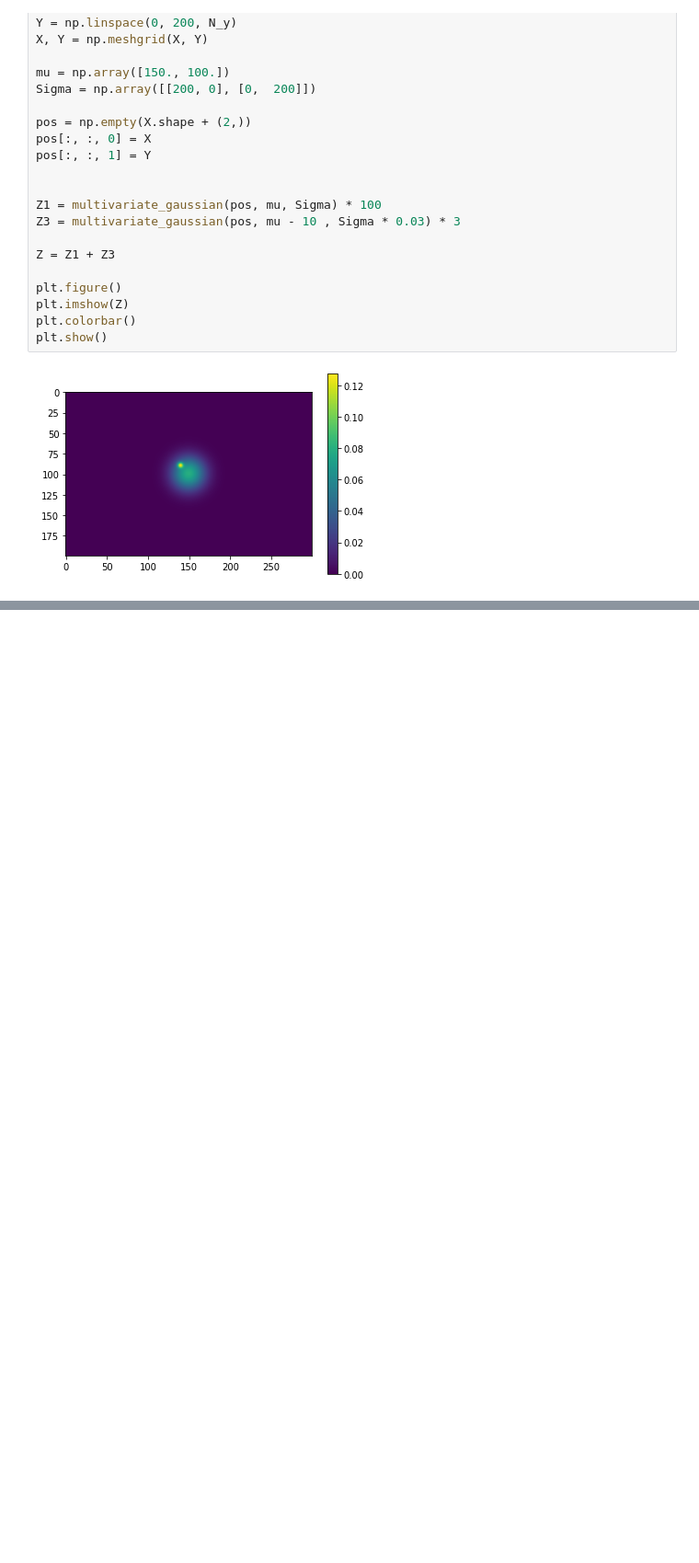
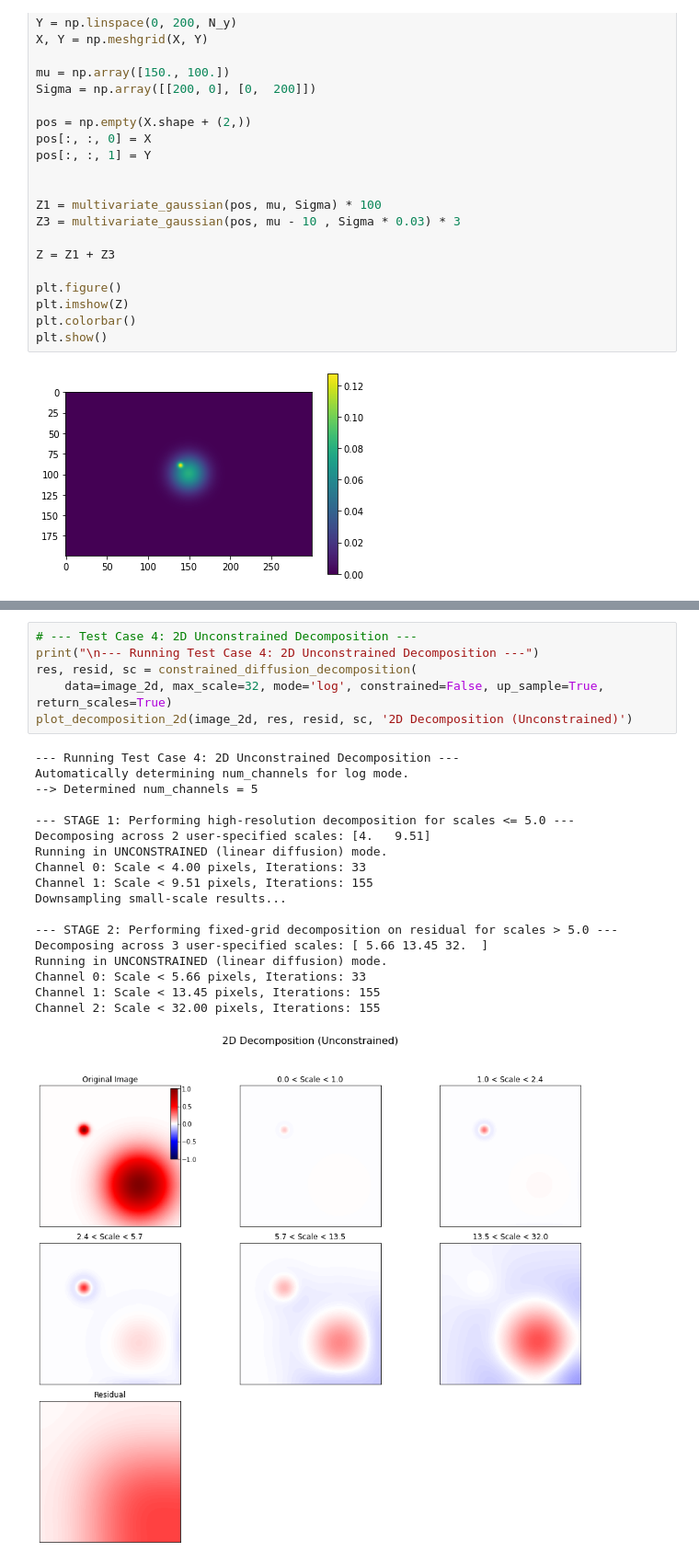
Before and after one commit to gxli/Constrained-Diffusion-Decomposition, a Jupyter notebook: examples/example.ipynb, the cells around one changed output, grey strips where cells are left out. Shown at 92% size. Saved outputs shown, nothing was run; the diff lists cells and outputs as text; blank space fills up the shorter version.

```diff
--- a/examples/example.ipynb
+++ b/examples/example.ipynb
@@ -126,0 +343,25 @@ constrained_diffusion_decomposition?
+# %%
+# --- Test Case 4: 2D Unconstrained Decomposition ---
+print("\n--- Running Test Case 4: 2D Unconstrained Decomposition ---")
+res, resid, sc = constrained_diffusion_decomposition(
+    data=image_2d, max_scale=32, mode='log', constrained=False, up_sample=True, return_scales=True)
+plot_decomposition_2d(image_2d, res, resid, sc, '2D Decomposition (Unconstrained)')
+# %% [output]
+--- Running Test Case 4: 2D Unconstrained Decomposition ---
+Automatically determining num_channels for log mode.
+--> Determined num_channels = 5
+
+--- STAGE 1: Performing high-resolution decomposition for scales <= 5.0 ---
+Decomposing across 2 user-specified scales: [4.   9.51]
+Running in UNCONSTRAINED (linear diffusion) mode.
+Channel 0: Scale < 4.00 pixels, Iterations: 33
+Channel 1: Scale < 9.51 pixels, Iterations: 155
+Downsampling small-scale results...
+
+--- STAGE 2: Performing fixed-grid decomposition on residual for scales > 5.0 ---
+Decomposing across 3 user-specified scales: [ 5.66 13.45 32.  ]
+Running in UNCONSTRAINED (linear diffusion) mode.
+Channel 0: Scale < 5.66 pixels, Iterations: 33
+Channel 1: Scale < 13.45 pixels, Iterations: 155
+Channel 2: Scale < 32.00 pixels, Iterations: 155
+[figure, added]
```
Also changed, not shown: parts of 8 cells of this notebook, 9 other files.
